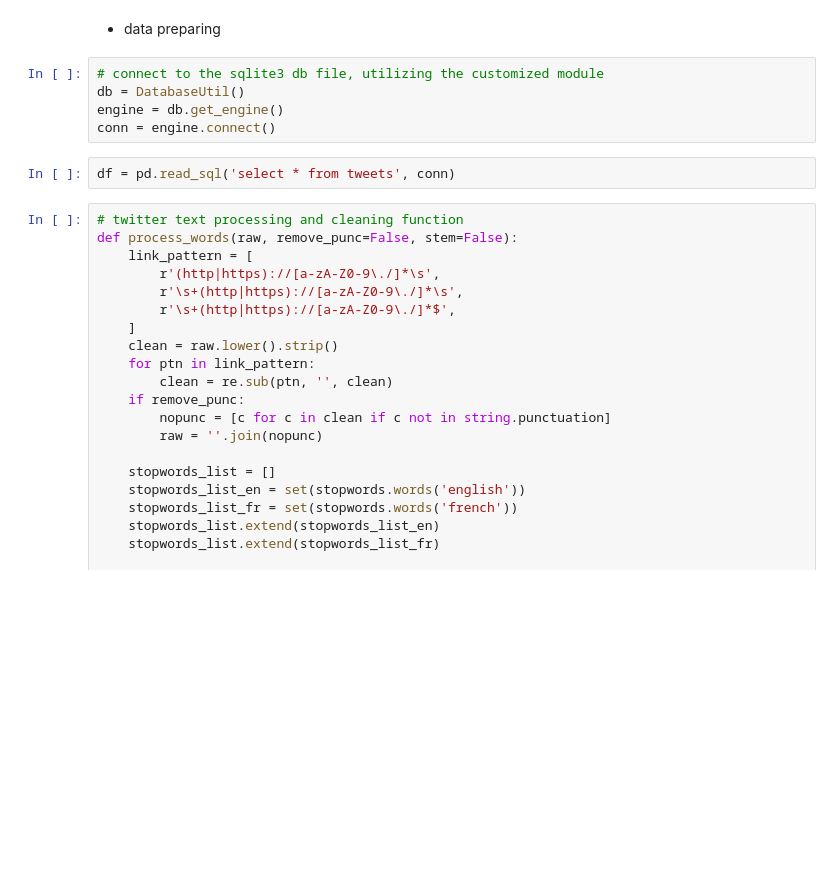
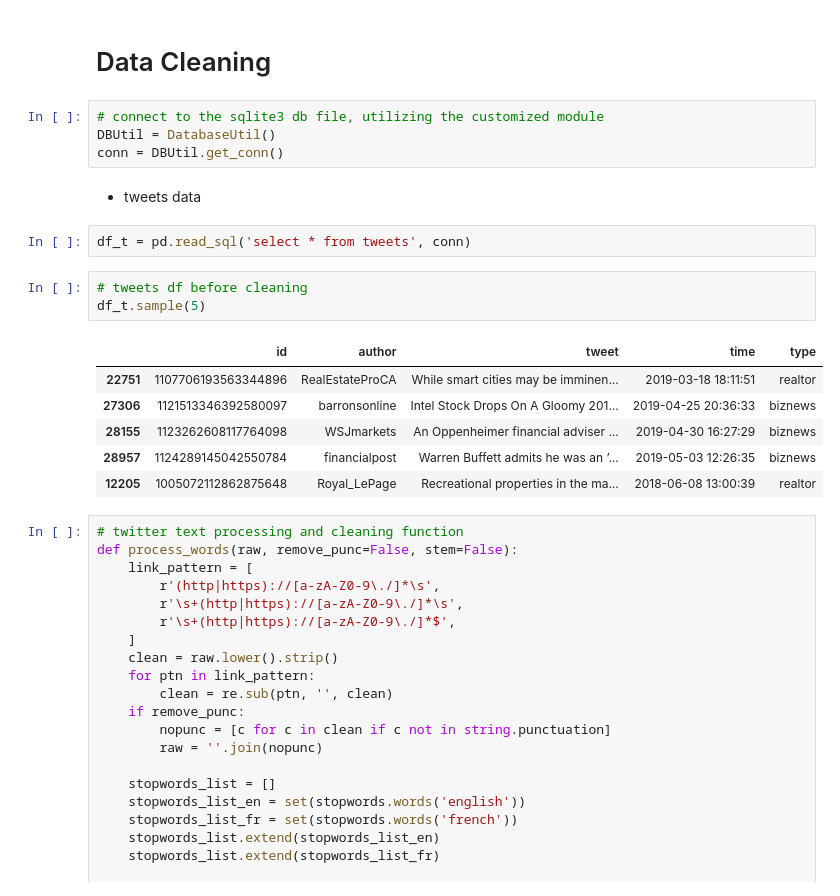
Before and after one commit to maoyuanli/gtahouse, a Jupyter notebook: sentrendus_report.ipynb, the cells around one changed output. Drawn from its saved outputs; the diff is of its cells as text; blank space fills up the shorter version.

```diff
--- a/sentrendus_report.ipynb
+++ b/sentrendus_report.ipynb
@@ -13,15 +13,26 @@ import seaborn as sns
 import quandl
 from sklearn import preprocessing
 %matplotlib inline
+# %% [markdown]
+# Data Cleaning
+# %%
+# connect to the sqlite3 db file, utilizing the customized module
+DBUtil = DatabaseUtil()
+conn = DBUtil.get_conn()
 # %% [markdown]
-* data preparing
+* tweets data
-# %%
-# connect to the sqlite3 db file, utilizing the customized module
-db = DatabaseUtil()
-engine = db.get_engine()
-conn = engine.connect()
 # %%
-df = pd.read_sql('select * from tweets', conn)
+df_t = pd.read_sql('select * from tweets', conn)
+# %%
+# tweets df before cleaning
+df_t.sample(5)
+# %% [output]
+|  | id | author | tweet | time | type |
+| 22751 | 1107706193563344896 | RealEstateProCA | While smart cities may be imminen... | 2019-03-18 18:11:51 | realtor |
+| 27306 | 1121513346392580097 | barronsonline | Intel Stock Drops On A Gloomy 201... | 2019-04-25 20:36:33 | biznews |
+| 28155 | 1123262608117764098 | WSJmarkets | An Oppenheimer financial adviser ... | 2019-04-30 16:27:29 | biznews |
+| 28957 | 1124289145042550784 | financialpost | Warren Buffett admits he was an ’... | 2019-05-03 12:26:35 | biznews |
+| 12205 | 1005072112862875648 | Royal_LePage | Recreational properties in the ma... | 2018-06-08 13:00:39 | realtor |
 # %%
 # twitter text processing and cleaning function
 def process_words(raw, remove_punc=False, stem=False):
```
Also changed, not shown: parts of 19 cells of this notebook, 8 other files.
